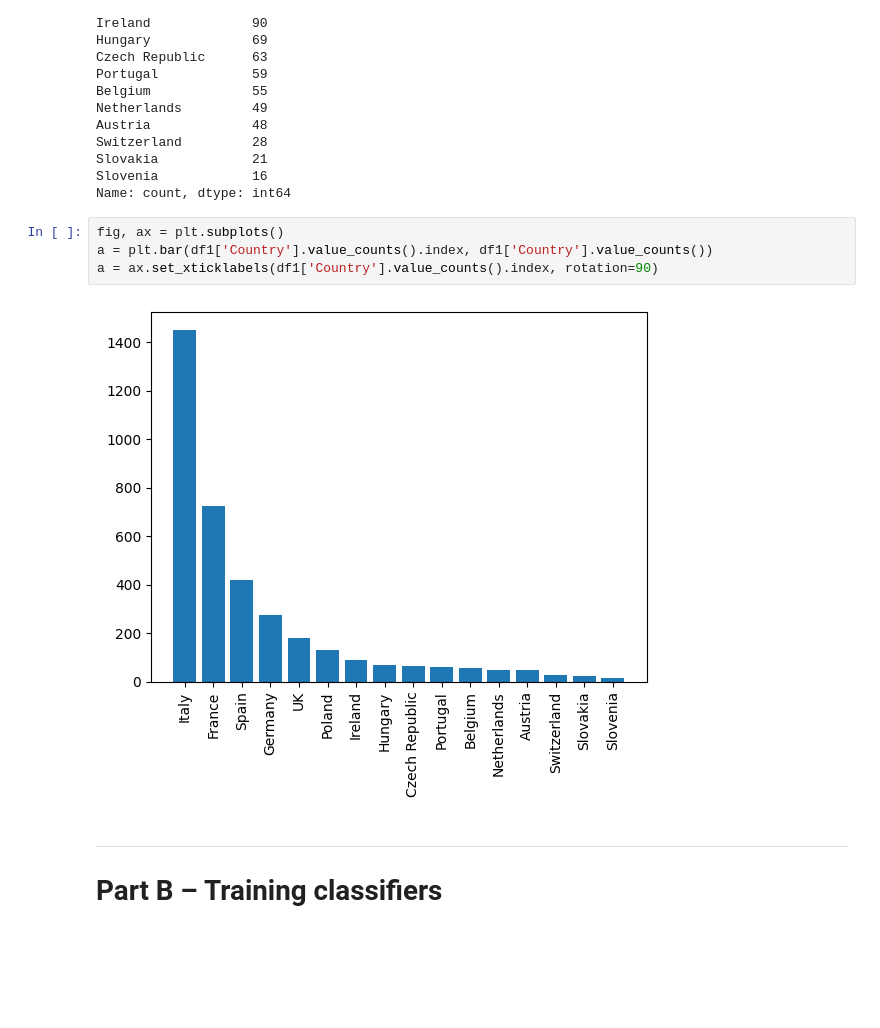
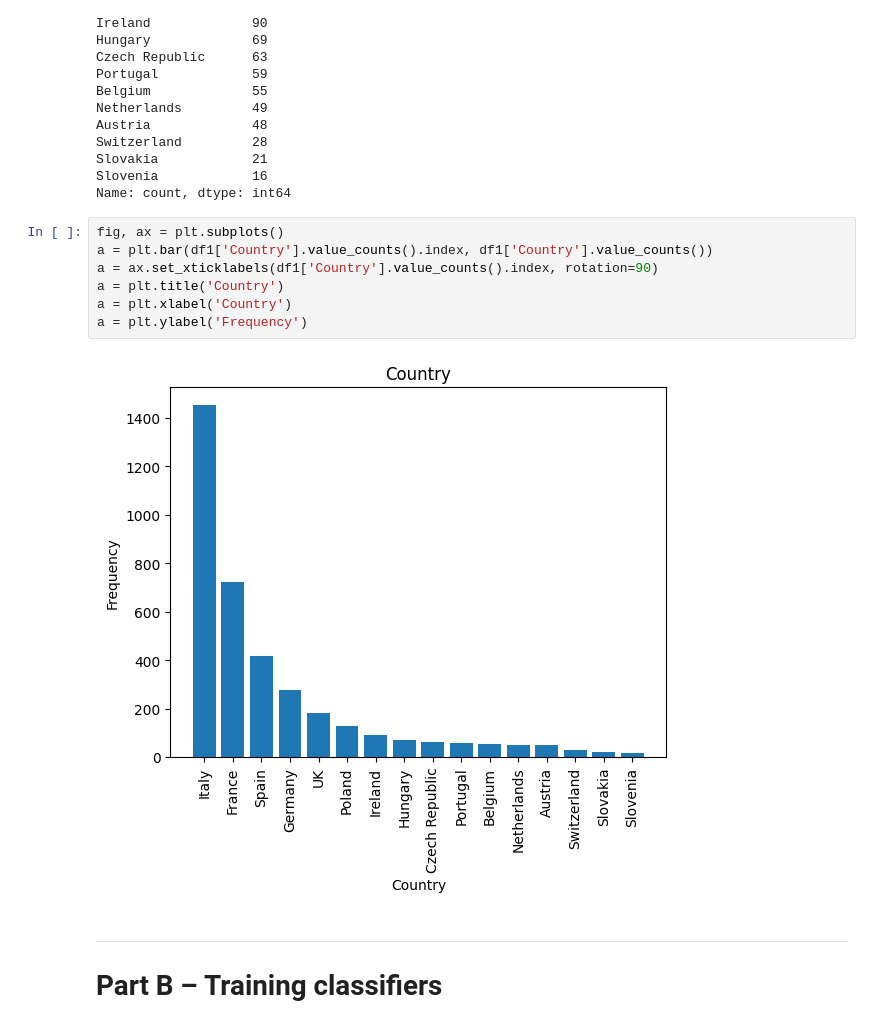
Before and after one commit to Hayai1/machine-learning-course-work, a Jupyter notebook: template-COM1011-STUDENTNUMBER.ipynb, the cells around one changed output. Cells and saved outputs as stored; diff of their text form; blank space fills up the shorter version.

```diff
--- a/template-COM1011-STUDENTNUMBER.ipynb
+++ b/template-COM1011-STUDENTNUMBER.ipynb
@@ -123,9 +132,12 @@ Name: count, dtype: int64
 # %%
 fig, ax = plt.subplots()
 a = plt.bar(df1['Country'].value_counts().index, df1['Country'].value_counts())
 a = ax.set_xticklabels(df1['Country'].value_counts().index, rotation=90)
+a = plt.title('Country')
+a = plt.xlabel('Country')
+a = plt.ylabel('Frequency')
 # %% [output]
-[figure, old version]
+[figure, new version]
 # %% [markdown]
 _____________________
 
```
Also changed, not shown: parts of 62 cells of this notebook.
